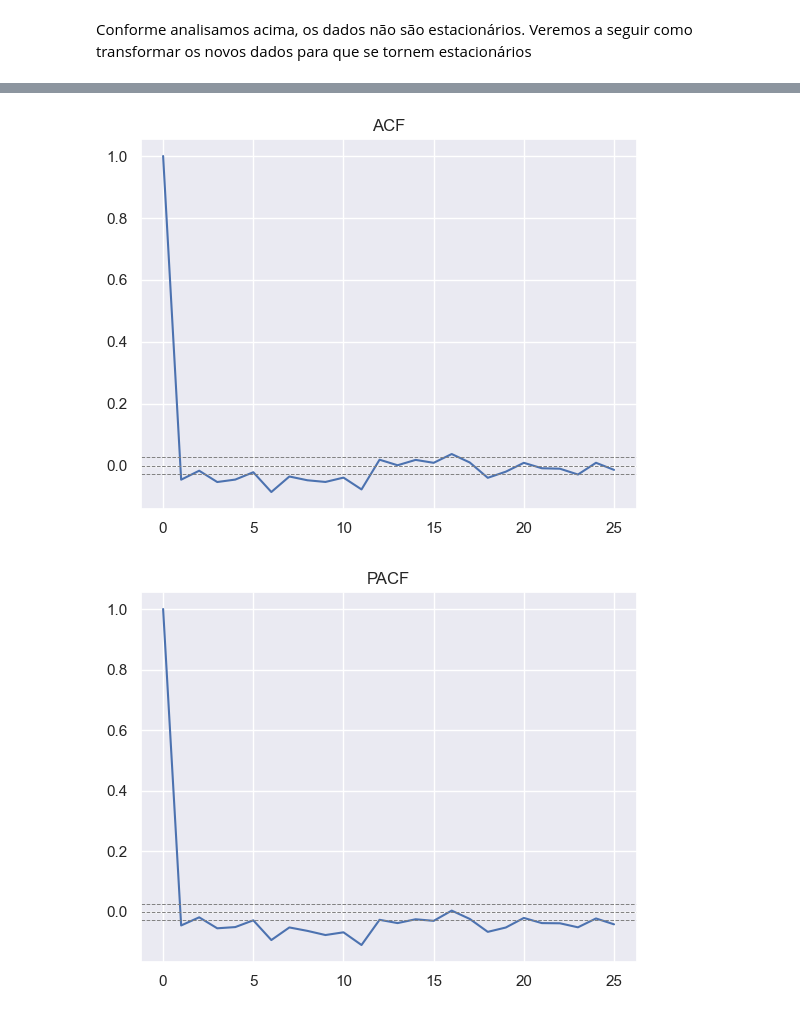
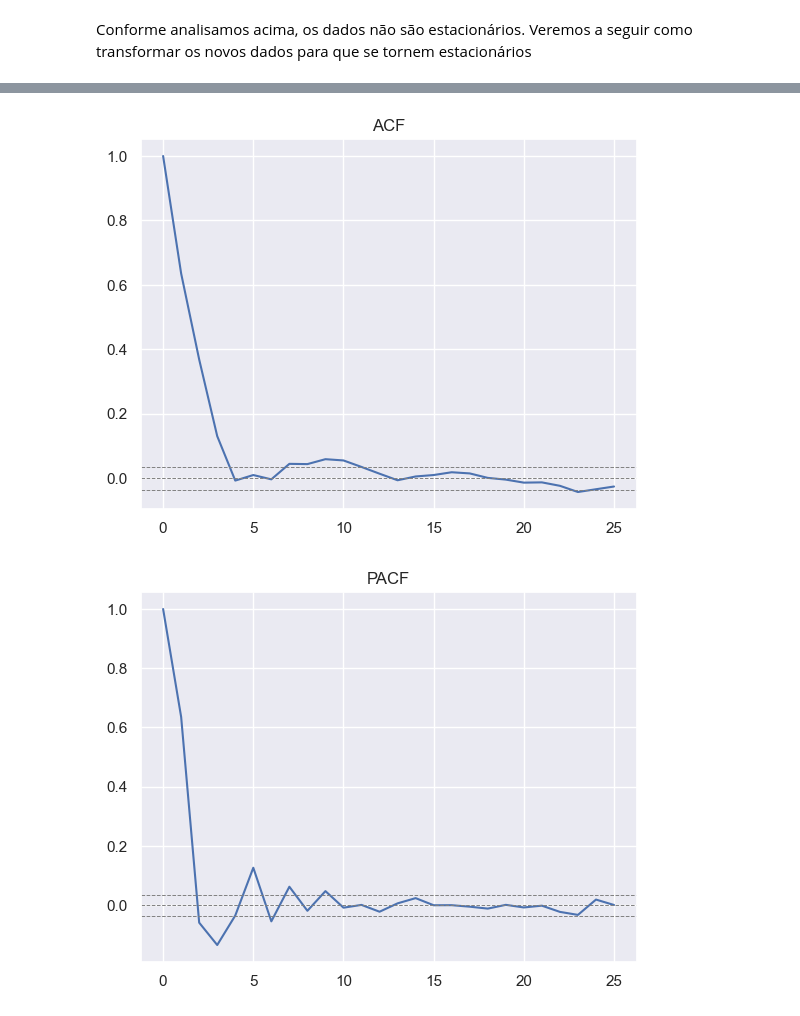
Before and after one commit to almeida25/time_series_ibovespa, a Jupyter notebook: Tech Challenge - Series Temporais.ipynb, the cells around one changed output, grey strips where cells are left out. Saved outputs shown, nothing was run; the diff lists cells and outputs as text; code cells hidden in the pictures.

```diff
--- a/Tech Challenge - Series Temporais.ipynb
+++ b/Tech Challenge - Series Temporais.ipynb
@@ -99,3 +99,5 @@ df['Data'] = pd.to_datetime(df['Data'], format="%d-%m-%Y")
 df = df.set_index(df['Data'])
 # %%
 df = df.drop(columns=['Data'])
+# %%
+df = df.loc[df.index.year > 2010]
@@ -131,3 +122,5 @@ df.head()
+# %%
+df = df.sort_index()
 # %%
 df_decomposed = df[['Último']]
 df_decomposed = df_decomposed.dropna()
@@ -182,6 +181,6 @@ plt.show()
 # %%
 df_log = np.log(df_decomposed)
-ma_log = df_log.rolling(12).mean()
+ma_log = df_log.rolling(5).mean()
 f, ax = plt.subplots()
 df_log.plot(ax=ax, legend=False)
 ma_log.plot(ax=ax, legend=False, color='r')
@@ -254,24 +244,24 @@ Valores Críticos:
 # %%
-lag_acf = acf(df_diff.dropna(), nlags=25)
-lag_pacf = pacf(df_diff.dropna(), nlags=25)
+lag_acf = acf(df_s.dropna(), nlags=25)
+lag_pacf = pacf(df_s.dropna(), nlags=25)
 # %%
 plt.plot(lag_acf)
 
-plt.axhline(y=-1.96/(np.sqrt(len(df_diff) - 1)), linestyle="--", color='gray', linewidth=0.7)
-plt.axhline(y=0/(np.sqrt(len(df_diff) - 1)), linestyle="--", color='gray', linewidth=0.7)
-plt.axhline(y=1.96/(np.sqrt(len(df_diff) - 1)), linestyle="--", color='gray', linewidth=0.7)
+plt.axhline(y=-1.96/(np.sqrt(len(df_s) - 1)), linestyle="--", color='gray', linewidth=0.7)
+plt.axhline(y=0/(np.sqrt(len(df_s) - 1)), linestyle="--", color='gray', linewidth=0.7)
+plt.axhline(y=1.96/(np.sqrt(len(df_s) - 1)), linestyle="--", color='gray', linewidth=0.7)
 
 plt.title("ACF")
 plt.show()
 
 plt.plot(lag_pacf)
 
-plt.axhline(y=-1.96/(np.sqrt(len(df_diff) - 1)), linestyle="--", color='gray', linewidth=0.7)
-plt.axhline(y=0/(np.sqrt(len(df_diff) - 1)), linestyle="--", color='gray', linewidth=0.7)
-plt.axhline(y=1.96/(np.sqrt(len(df_diff) - 1)), linestyle="--", color='gray', linewidth=0.7)
+plt.axhline(y=-1.96/(np.sqrt(len(df_s) - 1)), linestyle="--", color='gray', linewidth=0.7)
+plt.axhline(y=0/(np.sqrt(len(df_s) - 1)), linestyle="--", color='gray', linewidth=0.7)
+plt.axhline(y=1.96/(np.sqrt(len(df_s) - 1)), linestyle="--", color='gray', linewidth=0.7)
 
 plt.title("PACF")
 plt.show()
 # %% [output]
-[figure, old version]
+[figure, new version]
-[figure, old version]
+[figure, new version]
```
Also changed, not shown: parts of 28 cells of this notebook.
